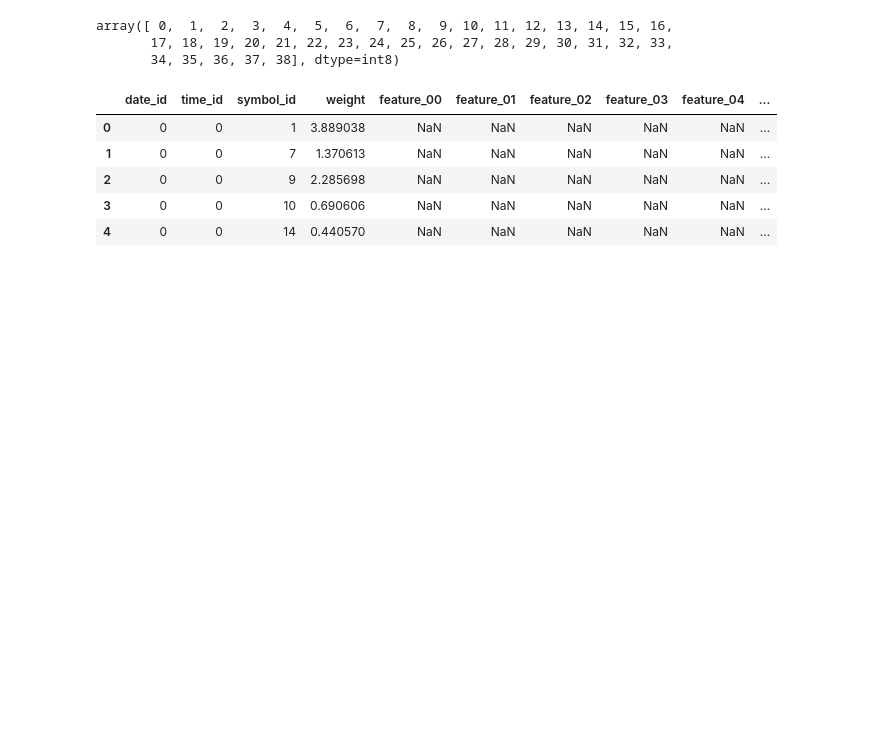
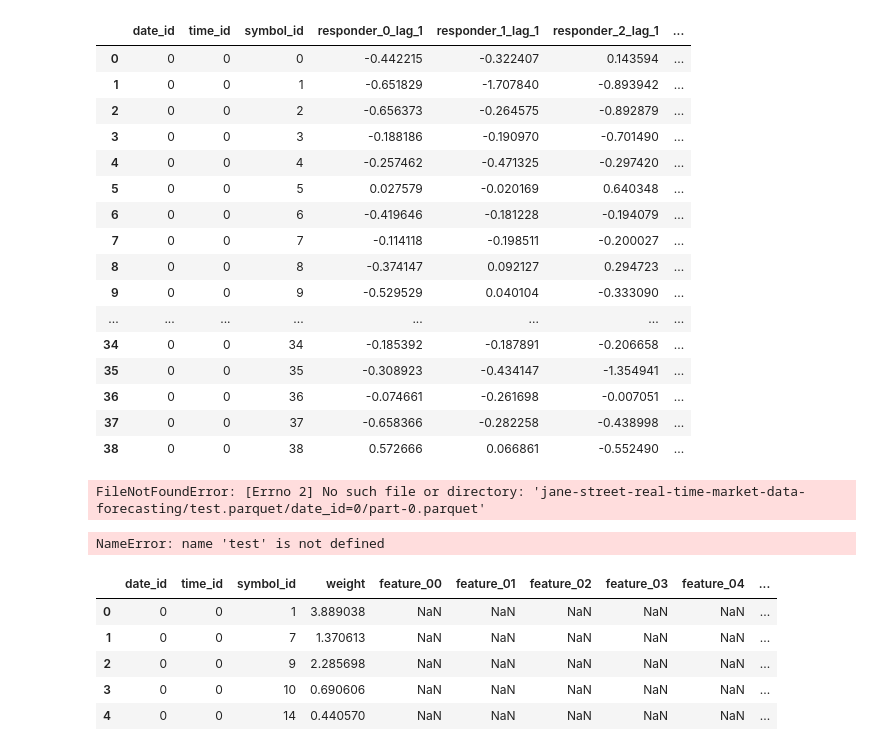
Before and after one commit to donghui-0126/JaneStreetKaggle, a Jupyter notebook: data_check.ipynb, the cells around one changed output. Drawn from its saved outputs; the diff is of its cells as text; code cells hidden in the pictures; blank space fills up the shorter version.

```diff
--- a/data_check.ipynb
+++ b/data_check.ipynb
@@ -2,12 +2,34 @@
 import pandas as pd
 import numpy as np
 # %%
-lag = pd.read_parquet('/home/luke/pistar/jane-street-real-time-market-data-forecasting/lags.parquet/date_id=0/part-0.parquet').head()
+lag = pd.read_parquet('jane-street-real-time-market-data-forecasting/lags.parquet/date_id=0/part-0.parquet')
+# %%
+lag
+# %% [output]
+|  | date_id | time_id | symbol_id | responder_0_lag_1 | responder_1_lag_1 | responder_2_lag_1 | ... |
+| 0 | 0 | 0 | 0 | -0.442215 | -0.322407 | 0.143594 | ... |
+| 1 | 0 | 0 | 1 | -0.651829 | -1.707840 | -0.893942 | ... |
+| 2 | 0 | 0 | 2 | -0.656373 | -0.264575 | -0.892879 | ... |
+| 3 | 0 | 0 | 3 | -0.188186 | -0.190970 | -0.701490 | ... |
+| 4 | 0 | 0 | 4 | -0.257462 | -0.471325 | -0.297420 | ... |
+| 5 | 0 | 0 | 5 | 0.027579 | -0.020169 | 0.640348 | ... |
+| 6 | 0 | 0 | 6 | -0.419646 | -0.181228 | -0.194079 | ... |
+| 7 | 0 | 0 | 7 | -0.114118 | -0.198511 | -0.200027 | ... |
+| 8 | 0 | 0 | 8 | -0.374147 | 0.092127 | 0.294723 | ... |
+| 9 | 0 | 0 | 9 | -0.529529 | 0.040104 | -0.333090 | ... |
+| ... | ... | ... | ... | ... | ... | ... | ... |
+| 34 | 0 | 0 | 34 | -0.185392 | -0.187891 | -0.206658 | ... |
+| 35 | 0 | 0 | 35 | -0.308923 | -0.434147 | -1.354941 | ... |
+| 36 | 0 | 0 | 36 | -0.074661 | -0.261698 | -0.007051 | ... |
+| 37 | 0 | 0 | 37 | -0.658366 | -0.282258 | -0.438998 | ... |
+| 38 | 0 | 0 | 38 | 0.572666 | 0.066861 | -0.552490 | ... |
 # %%
-test = pd.read_parquet('/home/luke/pistar/jane-street-real-time-market-data-forecasting/test.parquet/date_id=0/part-0.parquet')
+test = pd.read_parquet('jane-street-real-time-market-data-forecasting/test.parquet/date_id=0/part-0.parquet')
 test.symbol_id.unique()
 # %% [output]
-array([ 0,  1,  2,  3,  4,  5,  6,  7,  8,  9, 10, 11, 12, 13, 14, 15, 16,
-       17, 18, 19, 20, 21, 22, 23, 24, 25, 26, 27, 28, 29, 30, 31, 32, 33,
-       34, 35, 36, 37, 38], dtype=int8)
+FileNotFoundError: [Errno 2] No such file or directory: 'jane-street-real-time-market-data-forecasting/test.parquet/date_id=0/part-0.parquet'
+# %%
+test
+# %% [output]
+NameError: name 'test' is not defined
 # %%
```
Also changed, not shown: parts of 1 cell of this notebook, 46 other files.
